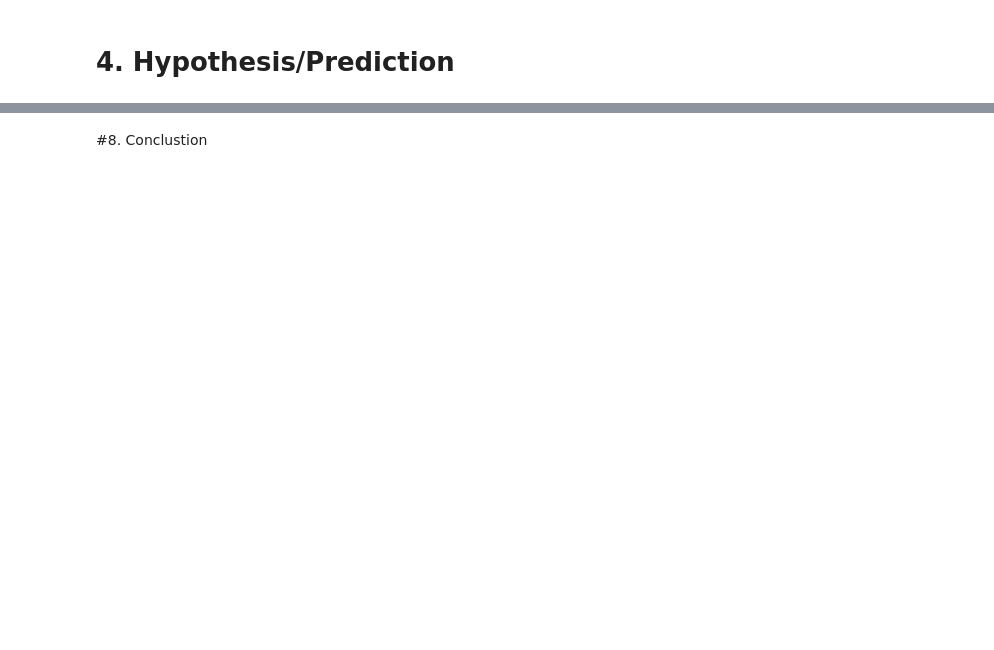
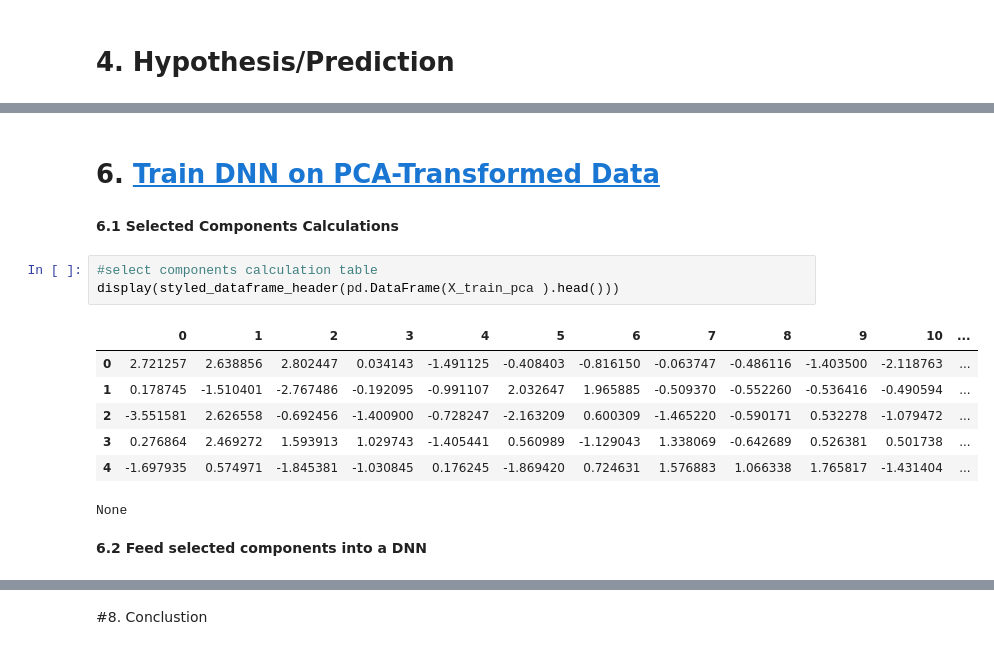
Before and after one commit to nc142j/Amazon_Behaviors_Purchases, a Jupyter notebook: Amazon_Behaviors_Purchases.ipynb, the cells around one changed output, grey strips where cells are left out. Cells and saved outputs as stored; diff of their text form; blank space fills up the shorter version.

```diff
--- a/Amazon_Behaviors_Purchases.ipynb
+++ b/Amazon_Behaviors_Purchases.ipynb
@@ -509,0 +843,18 @@ These predictions are directly derived from the observed trends in the initial d
+# %% [markdown]
+# 6. [Train DNN on PCA-Transformed Data](https://)
+# %% [markdown]
+
+**6.1 Selected Components Calculations**
+# %%
+#select components calculation table
+display(styled_dataframe_header(pd.DataFrame(X_train_pca ).head()))
+# %% [output]
+|  | 0 | 1 | 2 | 3 | 4 | 5 | 6 | 7 | 8 | 9 | 10 | ... |
+| 0 | 2.721257 | 2.638856 | 2.802447 | 0.034143 | -1.491125 | -0.408403 | -0.816150 | -0.063747 | -0.486116 | -1.403500 | -2.118763 | ... |
+| 1 | 0.178745 | -1.510401 | -2.767486 | -0.192095 | -0.991107 | 2.032647 | 1.965885 | -0.509370 | -0.552260 | -0.536416 | -0.490594 | ... |
+| 2 | -3.551581 | 2.626558 | -0.692456 | -1.400900 | -0.728247 | -2.163209 | 0.600309 | -1.465220 | -0.590171 | 0.532278 | -1.079472 | ... |
+| 3 | 0.276864 | 2.469272 | 1.593913 | 1.029743 | -1.405441 | 0.560989 | -1.129043 | 1.338069 | -0.642689 | 0.526381 | 0.501738 | ... |
+| 4 | -1.697935 | 0.574971 | -1.845381 | -1.030845 | 0.176245 | -1.869420 | 0.724631 | 1.576883 | 1.066338 | 1.765817 | -1.431404 | ... |
+None
+# %% [markdown]
+**6.2 Feed selected components into a DNN**
```
Also changed, not shown: parts of 45 cells of this notebook.
